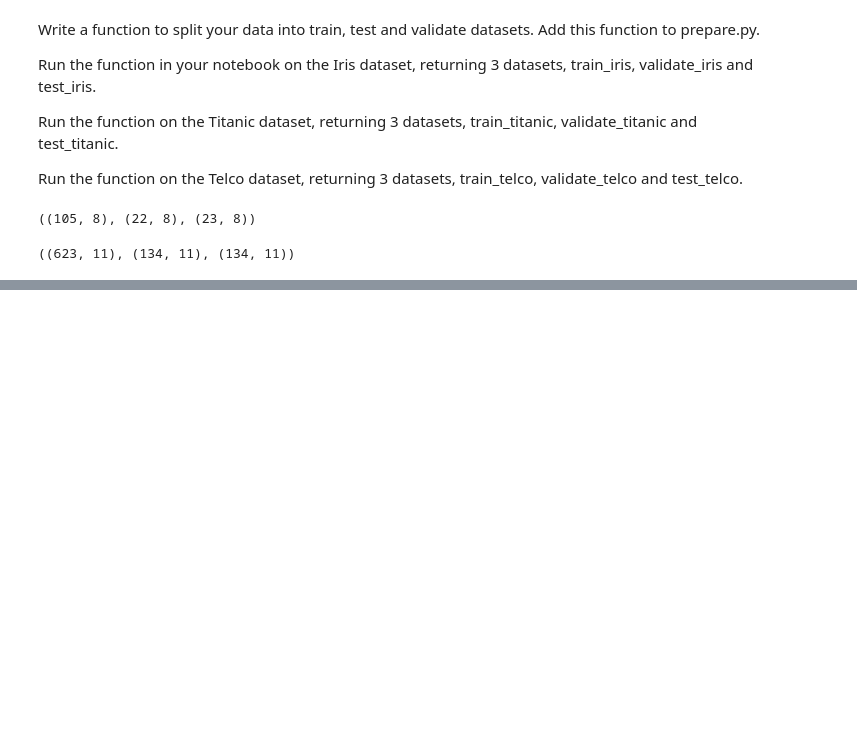
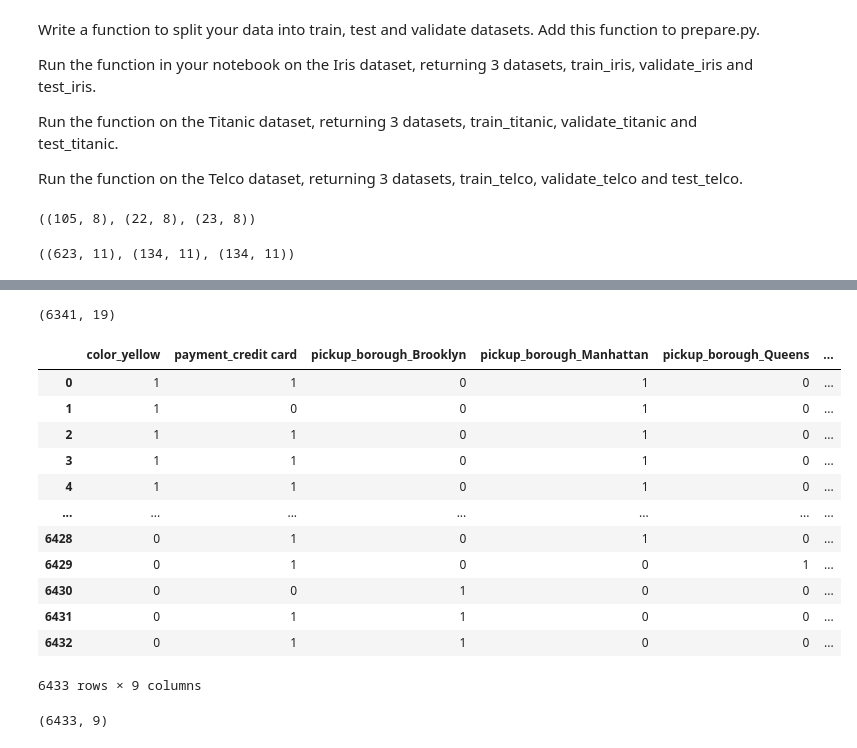
Before and after one commit to ihcrane/classification, a Jupyter notebook: classification.ipynb, the cells around one changed output, grey strips where cells are left out. Saved outputs shown, nothing was run; the diff lists cells and outputs as text; code cells hidden in the pictures; blank space fills up the shorter version.

```diff
--- a/classification.ipynb
+++ b/classification.ipynb
@@ -693,0 +812,26 @@ train_telco.shape, val_telco.shape, test_telco.shape
+# %%
+taxis.isnull().sum()
+taxis.shape
+# %% [output]
+(6341, 19)
+# %%
+dummy_df = pd.get_dummies(taxi[['color', 'payment', 'pickup_borough', 'dropoff_borough']], drop_first=True)
+dummy_df.dropna()
+# %% [output]
+|  | color_yellow | payment_credit card | pickup_borough_Brooklyn | pickup_borough_Manhattan | pickup_borough_Queens | ... |
+| 0 | 1 | 1 | 0 | 1 | 0 | ... |
+| 1 | 1 | 0 | 0 | 1 | 0 | ... |
+| 2 | 1 | 1 | 0 | 1 | 0 | ... |
+| 3 | 1 | 1 | 0 | 1 | 0 | ... |
+| 4 | 1 | 1 | 0 | 1 | 0 | ... |
+| ... | ... | ... | ... | ... | ... | ... |
+| 6428 | 0 | 1 | 0 | 1 | 0 | ... |
+| 6429 | 0 | 1 | 0 | 0 | 1 | ... |
+| 6430 | 0 | 0 | 1 | 0 | 0 | ... |
+| 6431 | 0 | 1 | 1 | 0 | 0 | ... |
+| 6432 | 0 | 1 | 1 | 0 | 0 | ... |
+6433 rows × 9 columns
+# %%
+dummy_df.shape
+# %% [output]
+(6433, 9)
```
Also changed, not shown: parts of 27 cells of this notebook.
